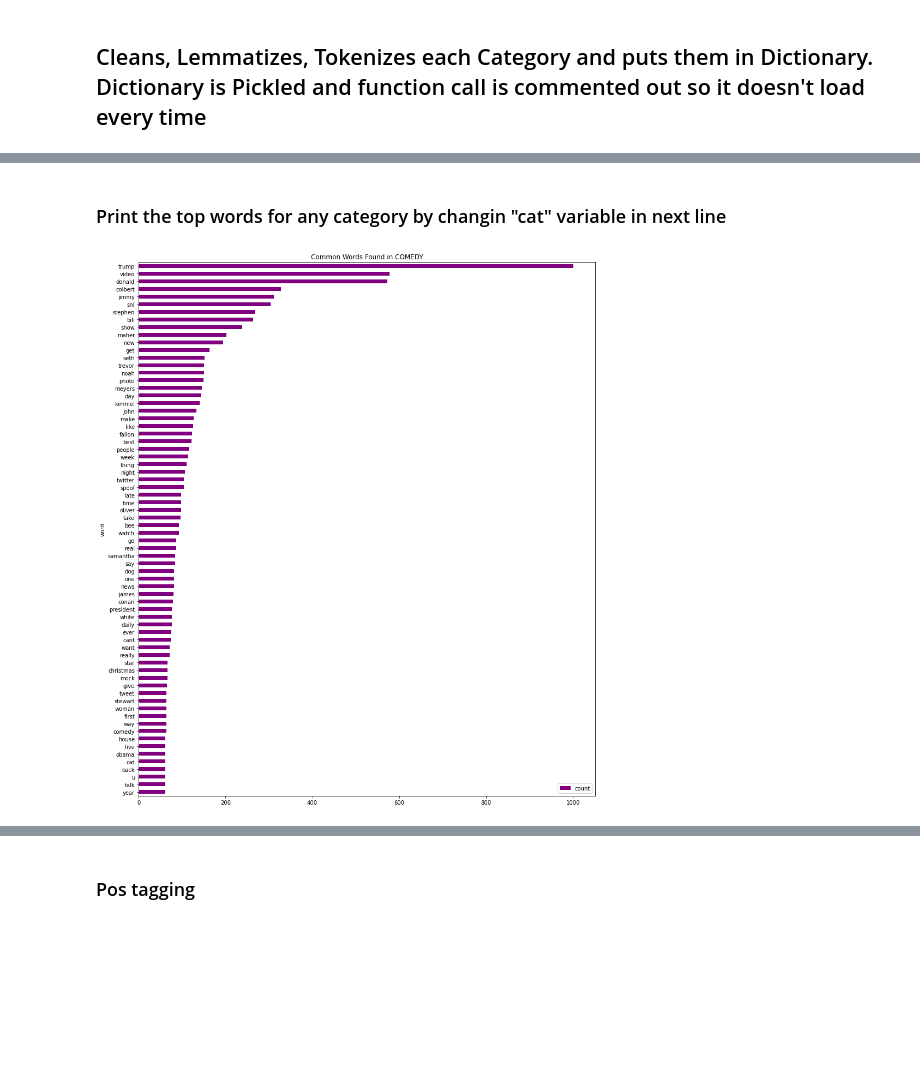
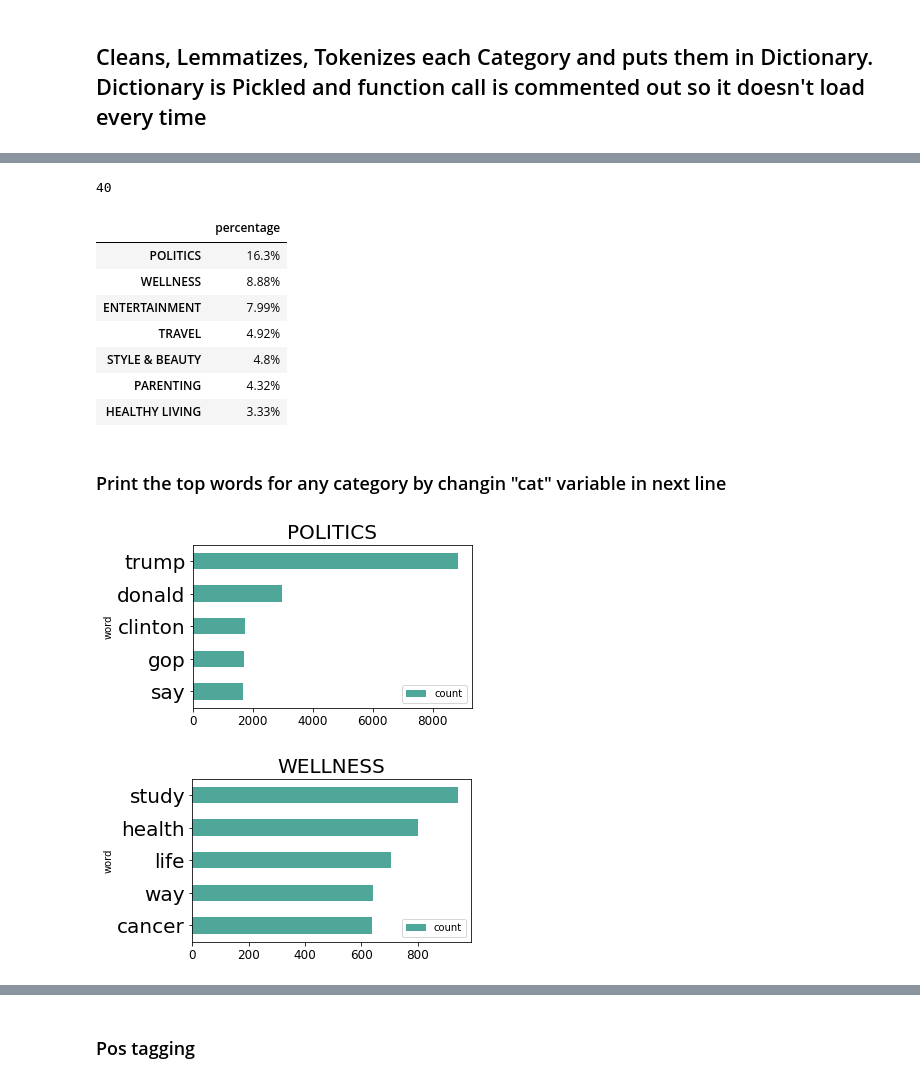
Before and after one commit to willcline613/article_genres, a Jupyter notebook: individuals/will/eda.ipynb, the cells around one changed output, grey strips where cells are left out. Drawn from its saved outputs; the diff is of its cells as text; code cells hidden in the pictures; blank space fills up the shorter version.

```diff
--- a/individuals/will/eda.ipynb
+++ b/individuals/will/eda.ipynb
@@ -86,7 +93,7 @@ def cat_eda(df):
 #         print(tfidf_vect)
 #         print(X_tfidf)
 # %%
-# cat_df_dict = cat_eda(df)
+cat_df_dict = cat_eda(df)
 
 # with open('cat_df_dict.pickle', 'wb') as handle:
 #     pickle.dump(cat_df_dict, handle, protocol=pickle.HIGHEST_PROTOCOL)
@@ -96,2 +147,18 @@ with open('cat_df_dict.pickle', 'rb') as handle:
+# %%
+len(top_topics_df)
+# %% [output]
+40
+# %%
+#outputs top 7 topics which account for 50% of the articles
+top_topics_df[:7]
+# %% [output]
+|  | percentage |
+| POLITICS | 16.3% |
+| WELLNESS | 8.88% |
+| ENTERTAINMENT | 7.99% |
+| TRAVEL | 4.92% |
+| STYLE & BEAUTY | 4.8% |
+| PARENTING | 4.32% |
+| HEALTHY LIVING | 3.33% |
 # %% [markdown]
 ### Print the top words for any category by changin "cat" variable in next line
@@ -98,14 +167,30 @@ with open('cat_df_dict.pickle', 'rb') as handle:
 # %%
-cat = "COMEDY"
-fig, ax = plt.subplots(figsize=(15,18))
-cat_top = cat_df_dict[cat].sort_values(by='count')[30:]
+cat = "POLITICS"
+fig, ax = plt.subplots(figsize=(5,3))
+cat_top = cat_df_dict[cat].sort_values(by='count',ascending=False).head()
 cat_top.plot.barh(x='word',
                       y='count',
                       ax=ax,
-                      color="purple")
+                      color="#4FA79A", fontsize=20).invert_yaxis()
 
-ax.set_title(f"Common Words Found in {cat}")
+ax.set_title(f"{cat}", fontsize=20)
+ax.tick_params(axis='x', labelsize=12)
 
 plt.show()
 # %% [output]
-[figure, old version]
+[figure, new version]
+# %%
+cat = "WELLNESS"
+fig, ax = plt.subplots(figsize=(5,3))
+cat_top = cat_df_dict[cat].sort_values(by='count',ascending=False).head()
+cat_top.plot.barh(x='word',
+                      y='count',
+                      ax=ax,
+                      color="#4FA79A", fontsize=20).invert_yaxis()
+
+ax.set_title(f"{cat}", fontsize=20)
+ax.tick_params(axis='x', labelsize=12)
+
+plt.show()
+# %% [output]
+[figure, added]
```
Also changed, not shown: parts of 11 cells of this notebook, 12 other files.
